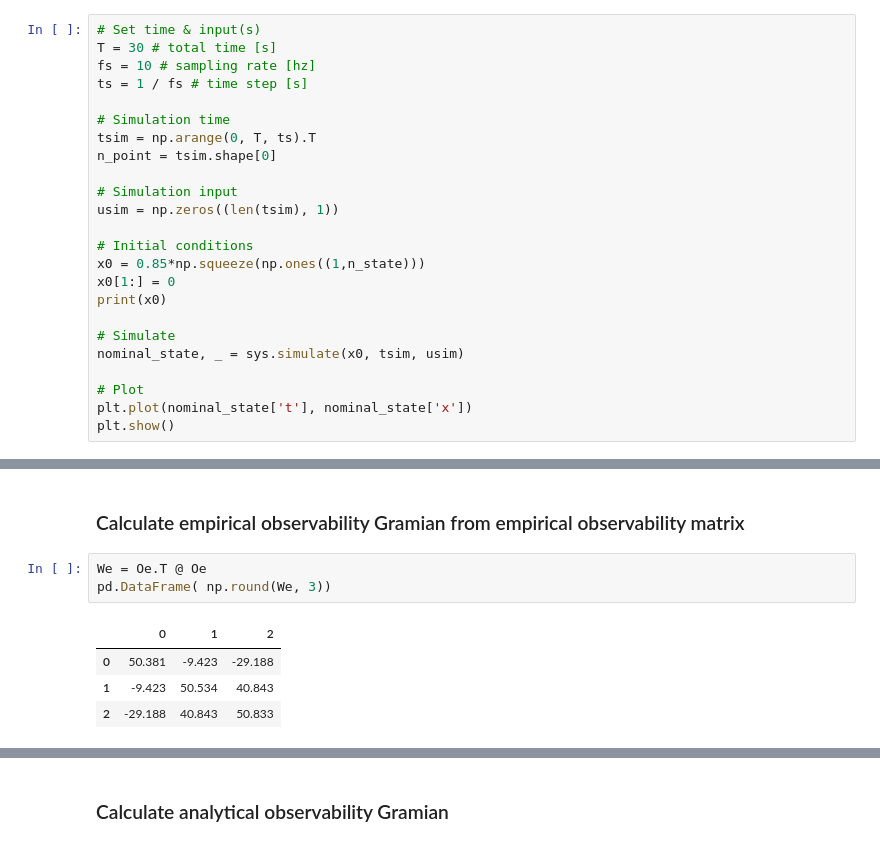
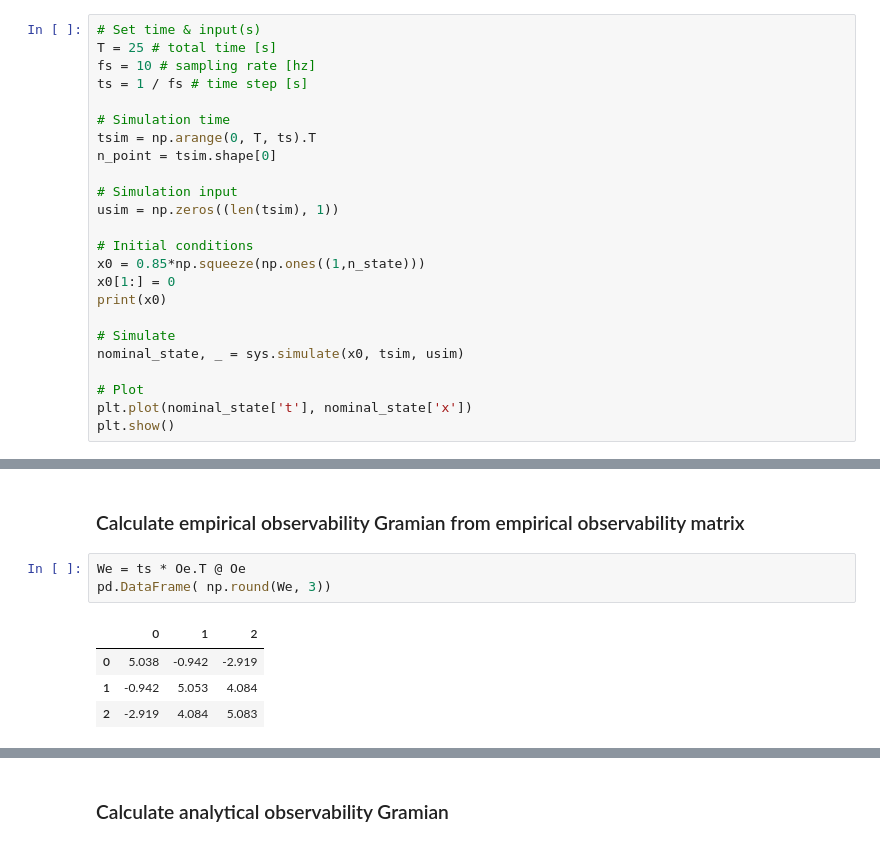
Before and after one commit to BenCellini/EISO_2023, a Jupyter notebook: notebooks/make_figure_1.ipynb, the cells around one changed output, grey strips where cells are left out. Drawn from its saved outputs; the diff is of its cells as text.

```diff
--- a/notebooks/make_figure_1.ipynb
+++ b/notebooks/make_figure_1.ipynb
@@ -73,7 +70,7 @@ sys = LinearSystemSimulator(A, B, C, D,
 ### Simulate
 # %%
 # Set time & input(s)
-T = 30 # total time [s]
+T = 25 # total time [s]
 fs = 10 # sampling rate [hz]
 ts = 1 / fs # time step [s]
 
@@ -122,13 +119,13 @@ pd.DataFrame(Oe)
 # %% [markdown]
 ### Calculate empirical observability Gramian from empirical observability matrix
 # %%
-We = Oe.T @ Oe
+We = ts * Oe.T @ Oe
 pd.DataFrame( np.round(We, 3))
 # %% [output]
 |  | 0 | 1 | 2 |
-| 0 | 50.381 | -9.423 | -29.188 |
-| 1 | -9.423 | 50.534 | 40.843 |
-| 2 | -29.188 | 40.843 | 50.833 |
+| 0 | 5.038 | -0.942 | -2.919 |
+| 1 | -0.942 | 5.053 | 4.084 |
+| 2 | -2.919 | 4.084 | 5.083 |
 # %%
 CN_We = calculate_condition_number(We, square=False)
 CN_We
```
Also changed, not shown: parts of 4 cells of this notebook, 7 other files.
